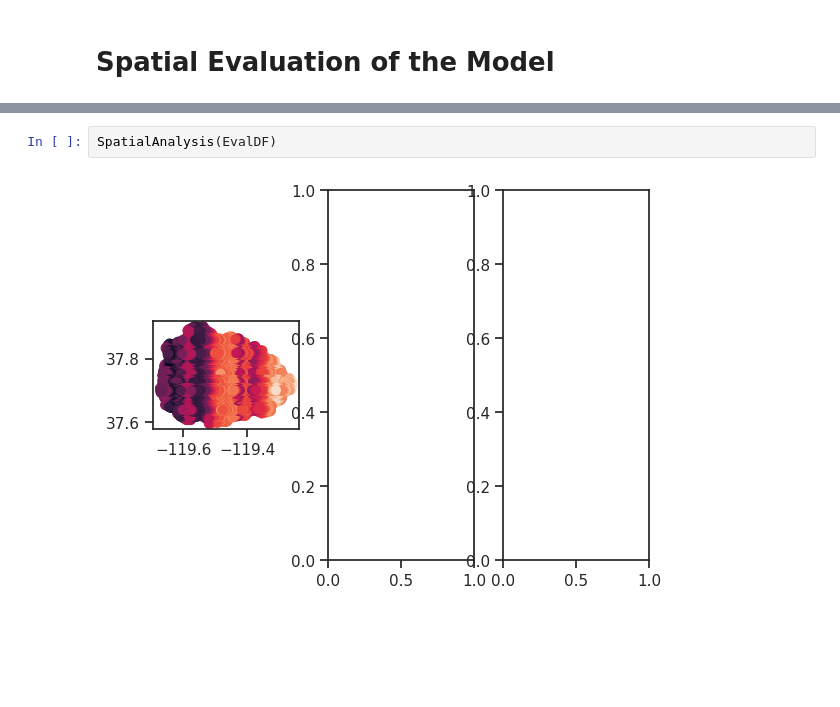
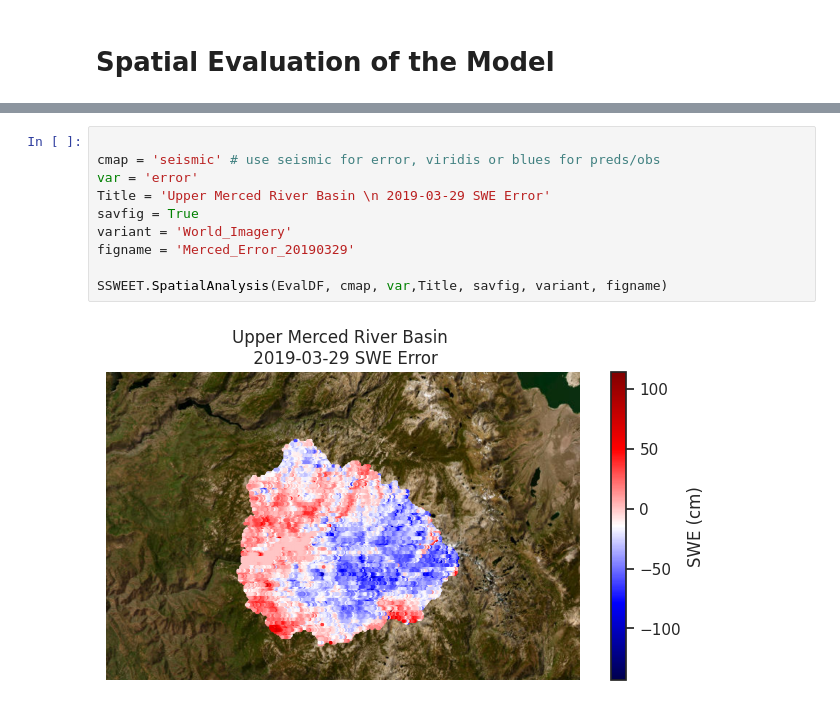
Before and after one commit to whitelightning450/SWEMLv2.0, a Jupyter notebook: Evaluation/SpatialEvaluation.ipynb, the cells around one changed output, grey strips where cells are left out. Cells and saved outputs as stored; diff of their text form; blank space fills up the shorter version.

```diff
--- a/Evaluation/SpatialEvaluation.ipynb
+++ b/Evaluation/SpatialEvaluation.ipynb
@@ -90,4 +70,12 @@ def SpatialAnalysis(EvalDF):
-# %%
-SpatialAnalysis(EvalDF)
-# %% [output]
-[figure, removed]
+# %%
+
+cmap = 'seismic' # use seismic for error, viridis or blues for preds/obs
+var = 'error'
+Title = 'Upper Merced River Basin \n 2019-03-29 SWE Error'
+savfig = True
+variant = 'World_Imagery'
+figname = 'Merced_Error_20190329'
+
+SSWEET.SpatialAnalysis(EvalDF, cmap, var,Title, savfig, variant, figname)
+# %% [output]
+[figure, added]
```
Also changed, not shown: parts of 6 cells of this notebook, 10 other files.
